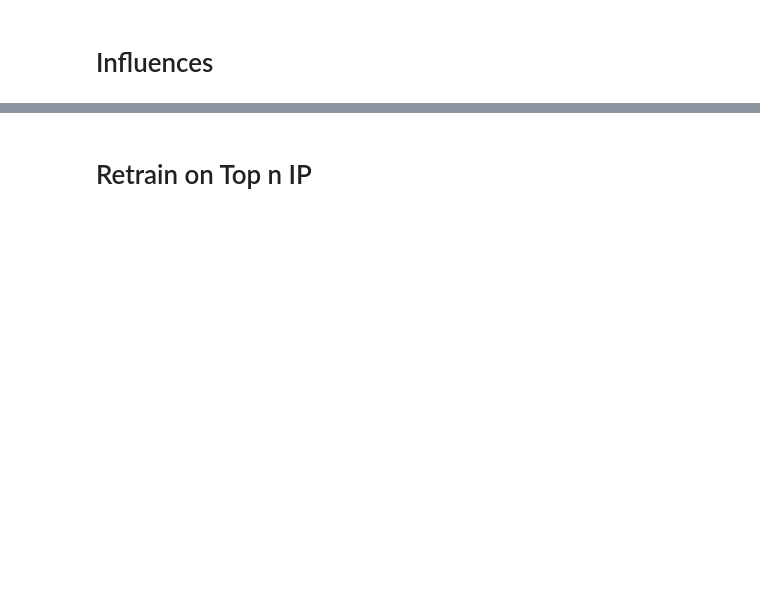
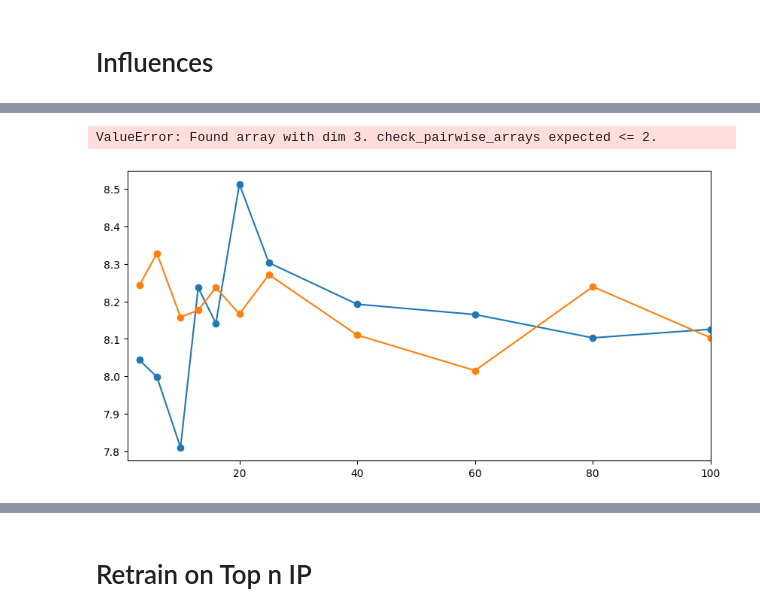
Before and after one commit to Rachelcoll/EULoInf, a Jupyter notebook: noteboooks/03_textcnn_models.ipynb, the cells around one changed output, grey strips where cells are left out. Saved outputs shown, nothing was run; the diff lists cells and outputs as text; code cells hidden in the pictures; blank space fills up the shorter version.

Commit message:
refactor and run larger sst2 samples
rerun models scripts and fix issues. update 03 notebook w results

```diff
--- a/noteboooks/03_textcnn_models.ipynb
+++ b/noteboooks/03_textcnn_models.ipynb
@@ -134,7 +138,7 @@ def top_last_influences(ckpt_influences, train_embeds, num_per_row=10, descendin
     for influences in ckpt_influences:
         sorted_influences = torch.argsort(torch.from_numpy(influences), descending=descending)
         top_indexes = sorted_influences[:num_per_row]
-        top_influential_train_data = [(train_embeds[index][0].detach().numpy().squeeze(0), train_embeds[index][1]) for index in top_indexes]
+        top_influential_train_data = [(train_embeds[index][0].detach().squeeze(0), train_embeds[index][1]) for index in top_indexes]
         top_inf_texts.append(top_influential_train_data)
     return top_inf_texts
 
@@ -208,18 +221,11 @@ plt.show()
 # from utils import random_p_data
 
 p = 0.05
-def random_p_data(checkpoint_influences, train_dataset, num_data, p=p):
-    checkpoint_labels_data = []
-    for _ in checkpoint_influences:
-        num_select = int(p * num_data)
-        random_data = random.sample(list(train_dataset), num_select)
-        random_data = [(data[0].detach().numpy().squeeze(0), data[1]) for data in random_data]
-        checkpoint_labels_data.append(random_data)
-    return checkpoint_labels_data
-random_embeds = random_p_data(sst2_influences, sst2_embed_dataset_train, num_data, p)
-random_embeds_large = random_p_data(sst2_influences, sst2_embed_dataset_train, num_data, p*10)
-last_ckpts_embeds = top_last_influences(sst2_influences, sst2_embed_dataset_train, int(p*num_data), False)
-top_ckpts_embeds = top_last_influences(sst2_influences, sst2_embed_dataset_train, int(num_data*p))
+
+random_embeds = random_p_data(sst2_influences, sst2_embed_train_subset, num_data, p) #TODO: I changed from sst2_embed_dataset_train to sst2_embed_train_subset
+random_embeds_large = random_p_data(sst2_influences, sst2_embed_train_subset, num_data, p*10)
+last_ckpts_embeds = top_last_influences(sst2_influences, sst2_embed_train_subset, int(p*num_data), False)
+top_ckpts_embeds = top_last_influences(sst2_influences, sst2_embed_train_subset, int(num_data*p))
 
 fig, ax1 = plt.subplots(figsize=(10, 5))
 # ax2 = ax1.twinx()
@@ -237,33 +243,36 @@ for i in range(len(last_ckpts_embeds)):
     # each checkpoint
     embeds = np.array([embed[0] for embed in last_ckpts_embeds[i]])[:, 0, :]
     repre = calc_inter_dist(embeds)
     lastinf_int_distances.append(repre)
 ax1.plot(checkpoint_labels, lastinf_int_distances, 'o-', label=f"Last {p*100}% Influential")
 
 rand_int_distances = []
 for i in range(len(checkpoint_labels)):
     embeds = np.array([embed[0] for embed in random_embeds[i]])[:, 0, :]
     repre = calc_inter_dist(embeds)
     rand_int_distances.append(repre)
 ax1.plot(checkpoint_labels, rand_int_distances, 'o-', label=f"Random {p*100}% data")
 
 rand_int_distances = []
 for i in range(len(checkpoint_labels)):
     embeds = np.array([embed[0] for embed in random_embeds_large[i]])[:, 0, :]
     repre = calc_inter_dist(embeds)
     rand_int_distances.append(repre)
 ax1.plot(checkpoint_labels, rand_int_distances, 'o-', label=f"Random {p*1000}% data")
 
 ax1.set_xlabel("Checkpoint")
 ax1.set_ylabel("inter-distance")
 ax1.set_xticks(checkpoint_labels)
 ax2 = ax1.twinx()
 ax2.set_ylabel("Accuracy")
 ax2.plot(accuracies, label="Accuracy", color='k')
 
 fig.legend(loc='upper left', bbox_to_anchor=(1,1))
 plt.title("Internal Euclidean Distance")
 plt.show()
+# %% [output]
+ValueError: Found array with dim 3. check_pairwise_arrays expected <= 2.
+[figure, added]
 # %%
 # Euclidean distance from influential points to other points
 # random_embeds = random_p_data(sst2_influences, sst2_embed_dataset_train, num_data, p)
```
Also changed, not shown: parts of 16 cells of this notebook, 8 other files.
